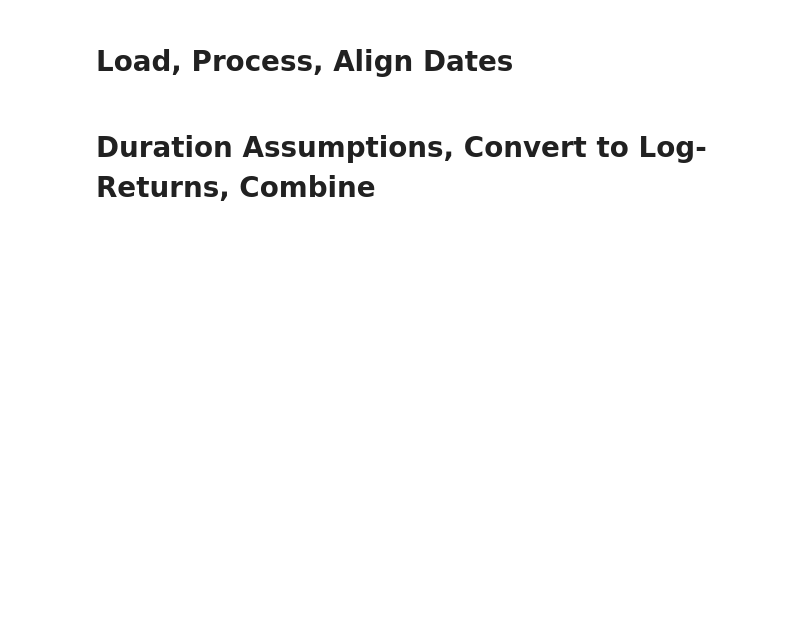
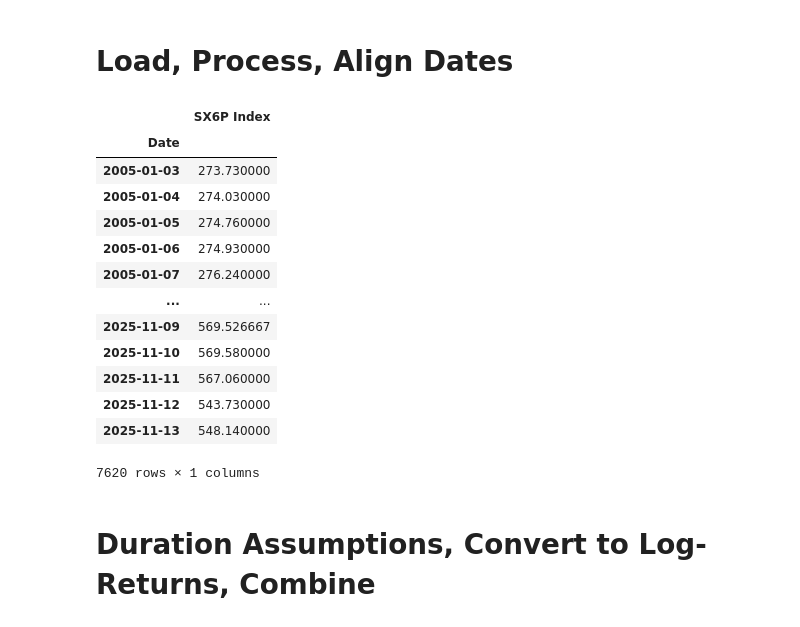
Before and after one commit to 1bykov/Thesis, a Jupyter notebook: code/BRENT_TTF_regression.ipynb, the cells around one changed output. Saved outputs shown, nothing was run; the diff lists cells and outputs as text; code cells hidden in the pictures; blank space fills up the shorter version.

```diff
--- a/code/BRENT_TTF_regression.ipynb
+++ b/code/BRENT_TTF_regression.ipynb
@@ -69,6 +79,23 @@ govt_yield_10y=pd.read_excel(
     )/100                                                       # - Convert from percentage points to decimals
 govt_yield_10y.index = pd.to_datetime(govt_yield_10y.index)     # - Ensure datatime indexation
 govt_yield_10y = clean_process(govt_yield_10y)
+# %%
+utilities_equity
+# %% [output]
+|  | SX6P Index |
+| Date |  |
+| 2005-01-03 | 273.730000 |
+| 2005-01-04 | 274.030000 |
+| 2005-01-05 | 274.760000 |
+| 2005-01-06 | 274.930000 |
+| 2005-01-07 | 276.240000 |
+| ... | ... |
+| 2025-11-09 | 569.526667 |
+| 2025-11-10 | 569.580000 |
+| 2025-11-11 | 567.060000 |
+| 2025-11-12 | 543.730000 |
+| 2025-11-13 | 548.140000 |
+7620 rows × 1 columns
 # %% [markdown]
 # Duration Assumptions, Convert to Log-Returns, Combine
 # %%
```
Also changed, not shown: parts of 10 cells of this notebook, 1 other file.
